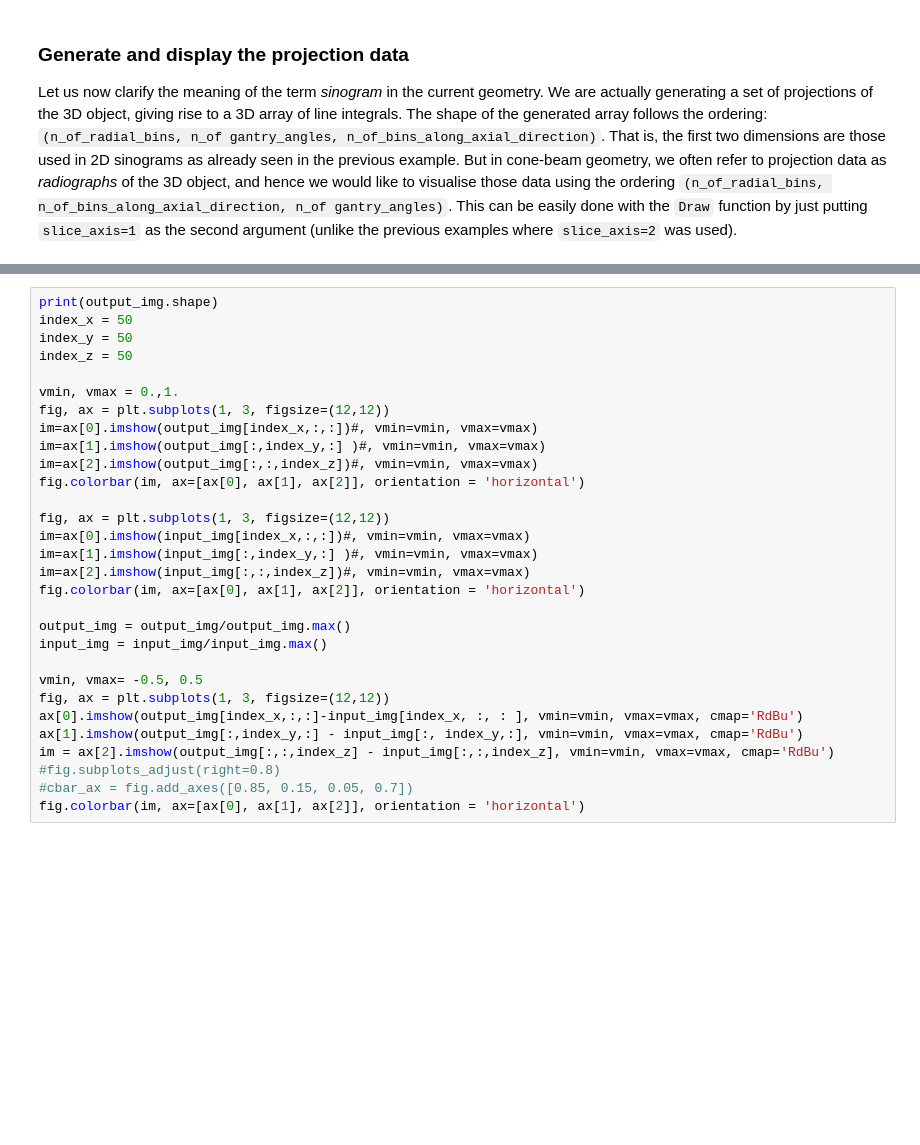
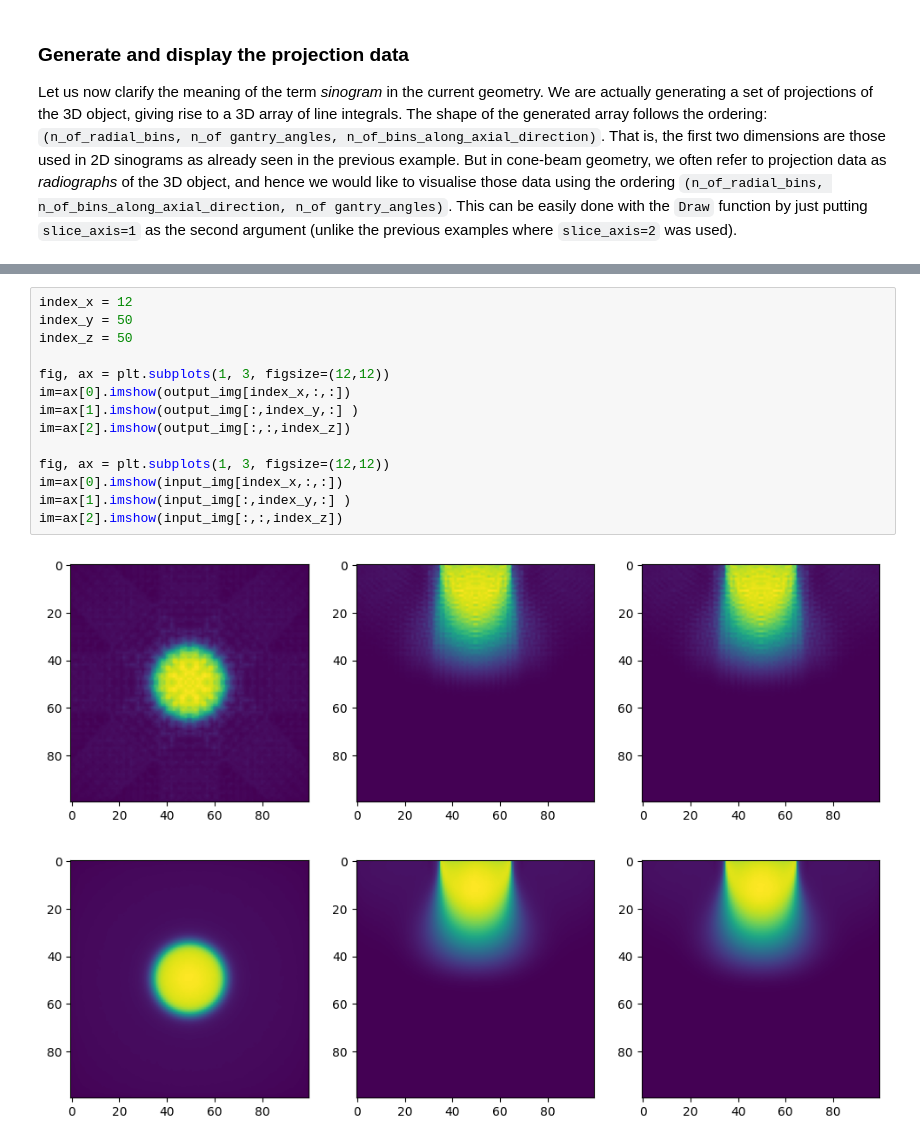
Before and after one commit to eleravera/3D_recon_DAPHNE, a Jupyter notebook: Notebook/ConeBeam.ipynb, the cells around one changed output, grey strips where cells are left out. Cells and saved outputs as stored; diff of their text form; blank space fills up the shorter version.

```diff
--- a/Notebook/ConeBeam.ipynb
+++ b/Notebook/ConeBeam.ipynb
@@ -155,30 +229,17 @@ output_img = it.Reconstruct()
-# %%
-print(output_img.shape)
-index_x = 50
-index_y = 50
-index_z = 50
-
-vmin, vmax = 0.,1.
-fig, ax = plt.subplots(1, 3, figsize=(12,12))
-im=ax[0].imshow(output_img[index_x,:,:])#, vmin=vmin, vmax=vmax)
-im=ax[1].imshow(output_img[:,index_y,:] )#, vmin=vmin, vmax=vmax)
-im=ax[2].imshow(output_img[:,:,index_z])#, vmin=vmin, vmax=vmax)
-fig.colorbar(im, ax=[ax[0], ax[1], ax[2]], orientation = 'horizontal')
-
-fig, ax = plt.subplots(1, 3, figsize=(12,12))
-im=ax[0].imshow(input_img[index_x,:,:])#, vmin=vmin, vmax=vmax)
-im=ax[1].imshow(input_img[:,index_y,:] )#, vmin=vmin, vmax=vmax)
-im=ax[2].imshow(input_img[:,:,index_z])#, vmin=vmin, vmax=vmax)
-fig.colorbar(im, ax=[ax[0], ax[1], ax[2]], orientation = 'horizontal')
-
-output_img = output_img/output_img.max()
-input_img = input_img/input_img.max()
-
-vmin, vmax= -0.5, 0.5
-fig, ax = plt.subplots(1, 3, figsize=(12,12))
-ax[0].imshow(output_img[index_x,:,:]-input_img[index_x, :, : ], vmin=vmin, vmax=vmax, cmap='RdBu')
-ax[1].imshow(output_img[:,index_y,:] - input_img[:, index_y,:], vmin=vmin, vmax=vmax, cmap='RdBu')
-im = ax[2].imshow(output_img[:,:,index_z] - input_img[:,:,index_z], vmin=vmin, vmax=vmax, cmap='RdBu')
-#fig.subplots_adjust(right=0.8)
-#cbar_ax = fig.add_axes([0.85, 0.15, 0.05, 0.7])
-fig.colorbar(im, ax=[ax[0], ax[1], ax[2]], orientation = 'horizontal')
+# %%
+index_x = 12
+index_y = 50
+index_z = 50
+
+fig, ax = plt.subplots(1, 3, figsize=(12,12))
+im=ax[0].imshow(output_img[index_x,:,:])
+im=ax[1].imshow(output_img[:,index_y,:] )
+im=ax[2].imshow(output_img[:,:,index_z])
+
+fig, ax = plt.subplots(1, 3, figsize=(12,12))
+im=ax[0].imshow(input_img[index_x,:,:])
+im=ax[1].imshow(input_img[:,index_y,:] )
+im=ax[2].imshow(input_img[:,:,index_z])
+# %% [output]
+[figure, added]
+[figure, added]
```
Also changed, not shown: parts of 11 cells of this notebook, 8 other files.
